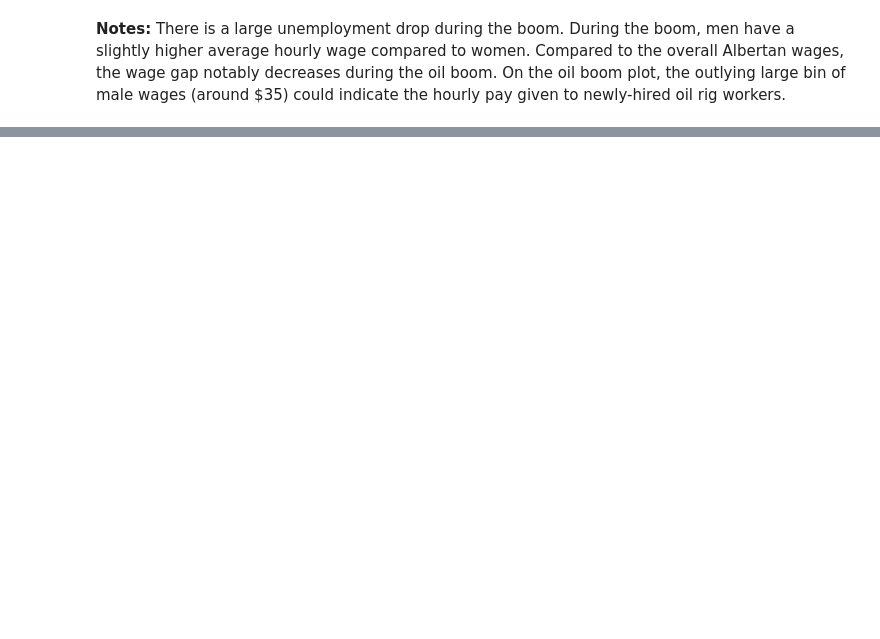
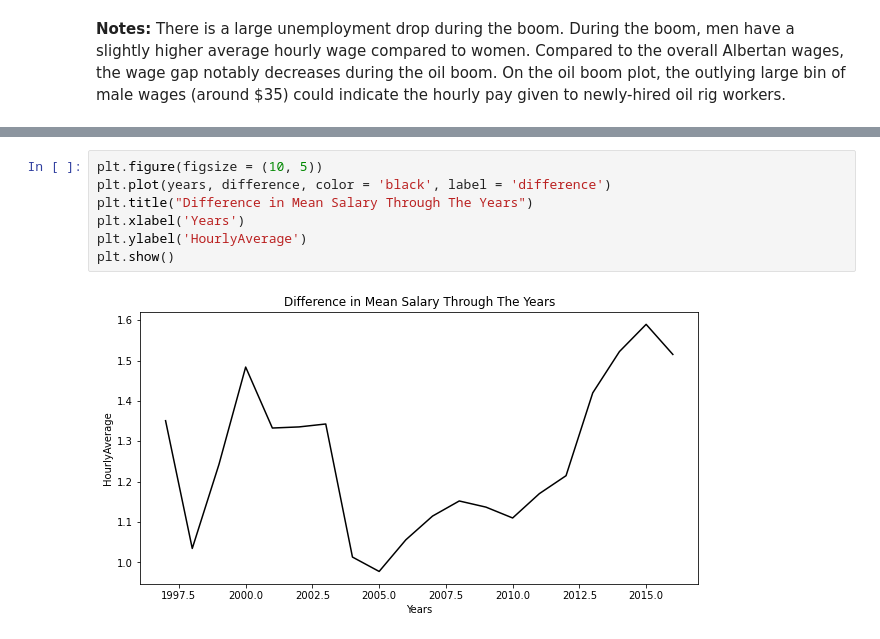
Before and after one commit to cuatro444/Canadian-Wages-Hackathon, a Jupyter notebook: CanadianWages.ipynb, the cells around one changed output, grey strips where cells are left out. Cells and saved outputs as stored; diff of their text form; blank space fills up the shorter version.

```diff
--- a/CanadianWages.ipynb
+++ b/CanadianWages.ipynb
@@ -179,0 +223,9 @@ plt.show()
+# %%
+plt.figure(figsize = (10, 5))
+plt.plot(years, difference, color = 'black', label = 'difference')
+plt.title("Difference in Mean Salary Through The Years")
+plt.xlabel('Years')
+plt.ylabel('HourlyAverage')
+plt.show()
+# %% [output]
+[figure, added]
```
Also changed, not shown: parts of 20 cells of this notebook, 1 other file.
